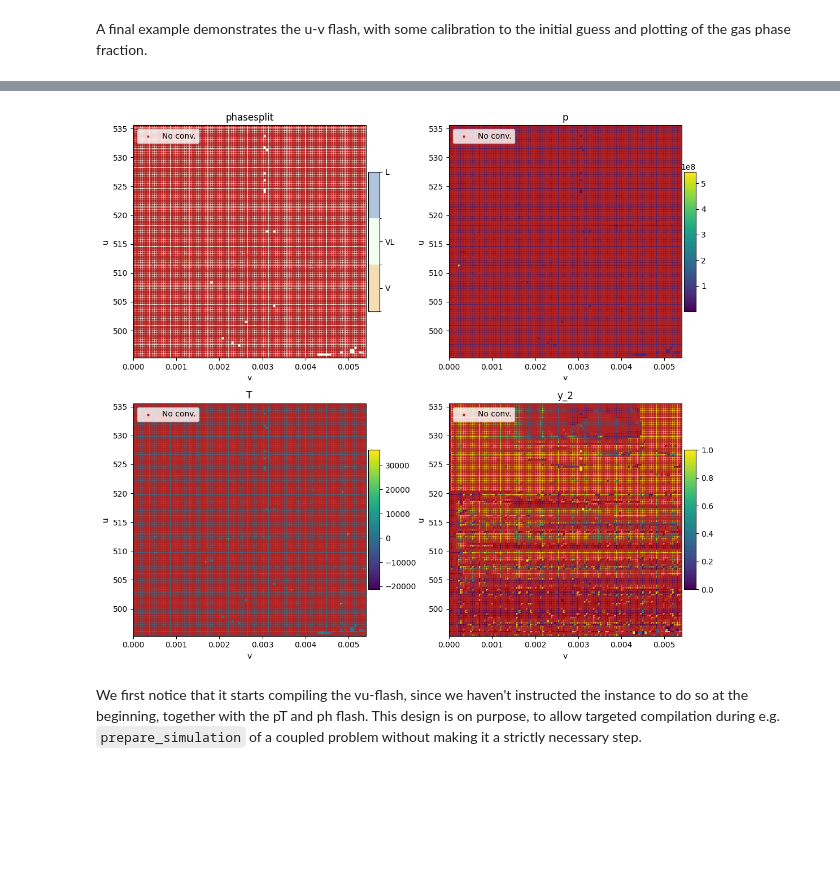
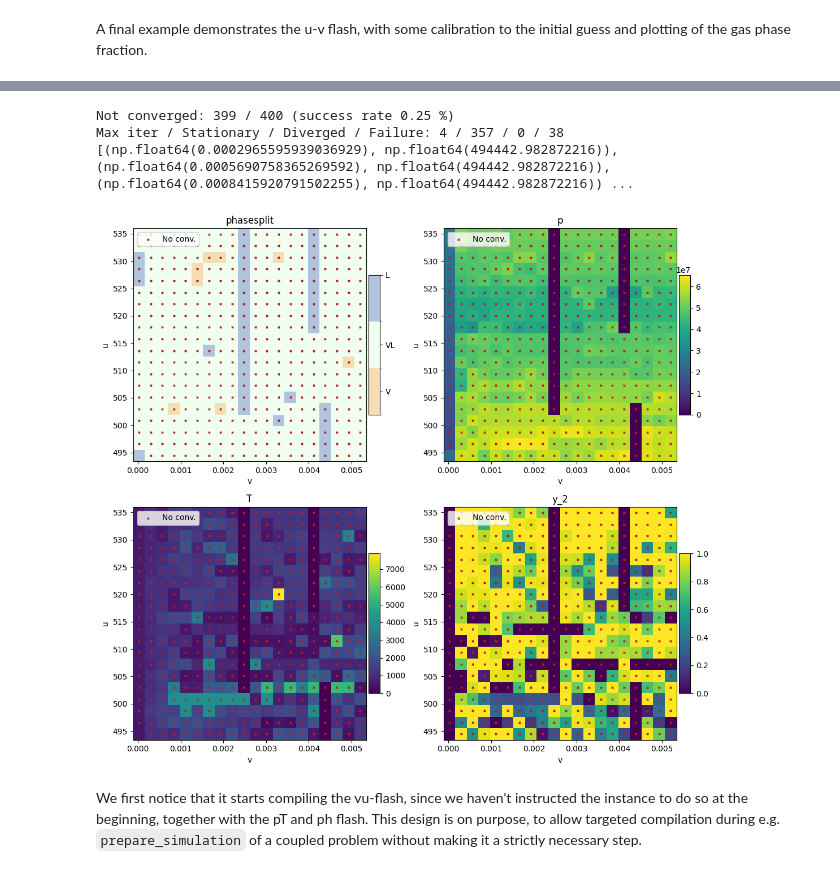
Before and after one commit to pmgbergen/porepy, a Jupyter notebook: tutorials/flash.ipynb, the cells around one changed output, grey strips where cells are left out. Saved outputs shown, nothing was run; the diff lists cells and outputs as text; code cells hidden in the pictures; blank space fills up the shorter version.

```diff
--- a/tutorials/flash.ipynb
+++ b/tutorials/flash.ipynb
@@ -293,9 +304,12 @@ z = [0.9, 0.1]  # overall molar fractions, in the order of components
 params = {
     "solver": "npipm",
     "mode": "sequential",
-    "gen_arg_params": [1e-4, 1e-2],  # Parameters for EoS during flash for smoothing.
-    "phase_property_params": [0.0, 0.0],  # Parameters for EoS when doing final eval.
-    "solver_params": {  # Example solver params, reflecting default options.
+    # EoS parameters during flash.
+    "gen_arg_params": [1e-4, 1e-2, 0.0, 5.0, 1e-14],
+    # EoS parameters after flash for final eval (returned properties).
+    "gen_arg_params": [1e-4, 1e-2, 0.0, 5.0, 1e-14],
+    # Some example solver paramters of the default solver. Showcasing default values.
+    "solver_params": {
         "max_iterations": 150,
         "atol_res": 1e-7,
         "npipm_penalty_cc": 1.0,
@@ -306,7 +320,7 @@ params = {
 }
 
 result_pT = flash1.flash(
-    {"p": p, "T": T},
+    pf.IsobaricSpecifications(p=p, T=T),
     z,
     params=params,
 )
@@ -698,12 +685,12 @@ flash2.compile(pc.FlashSpec.ph)
 # %%
 flash2.initializer.params["N2"] = 20
-flash2.initializer.params["atol"] = 1e-6
+flash2.initializer.params["atol"] = 1e-10
 params["gen_arg_params"] = [1e-4, 5e-2, 0.1, 15.0]
 
 fig_ph_h2o, result_ph_h2o = flash2.plot_phase_diagram(
     pc.FlashSpec.ph,
-    p,
-    h,
+    p2,
+    h2,
     field=["T", "y_2"],
     params=params,
     ytransform=lambda y: y * 1e-6,
@@ -714,4 +701,5 @@ fig_ph_h2o, result_ph_h2o = flash2.plot_phase_diagram(
 )
 
 plot_T_contour(fig_ph_h2o.axes[0])
+result_ph_h2o.log_summary()
 # %% [output]
@@ -722,23 +712,23 @@ plot_T_contour(fig_ph_h2o.axes[0])
 # %% [markdown]
 A final example demonstrates the u-v flash, with some calibration to the initial guess and plotting of the gas phase fraction.
 # %%
-flash1.compile(pc.FlashSpec.vu)
-u = np.linspace(result_pT.u.min(), result_pT.u.max(), N)
-v = np.linspace(result_pT.v.min(), result_pT.v.max(), N)
+flash2.compile(pc.FlashSpec.vu)
+N = 20
+u = np.linspace(result_ph_h2o.u.min(), result_ph_h2o.u.max(), N)
+v = np.linspace(result_ph_h2o.v.min(), result_ph_h2o.v.max(), N)
 
 # Analogous to right-preconditioning for temperature.
 params["solver_params"]["rpc_p"] = h2o.critical_pressure
 params["solver_params"]["rpc_p_chop"] = 0.1
 
 # Configuration of nested loops for initial guess.
-flash1.initializer.params['N1'] = 3  # Loops for fraction guess.
-flash1.initializer.params['N3'] = 1  # Outer loop for fraction and p-T guess.
+flash2.initializer.params['N1'] = 3  # Loops for fraction guess.
+flash2.initializer.params['N3'] = 1  # Outer loop for fraction and p-T guess.
 
-fig_uv, result_uv = flash1.plot_phase_diagram(
+fig_uv, result_uv = flash2.plot_phase_diagram(
     pc.FlashSpec.vu,
     v,
     u,
-    z,
     field=["phasesplit", "p", "T", "y_2"],
     max_cols=2,
     transpose=True,  # NOTE vu must be transposed to get u on vertical axis.
@@ -747,24 +737,15 @@ fig_uv, result_uv = flash1.plot_phase_diagram(
     show_not_converged=True,
 )
 
+result_uv.log_summary()
 not_converged = ~result_uv.converged
 if np.any(not_converged):
-    print(f"Not converged: {not_converged.sum()} / {N**2}")
-    print(
-        "Max iter / stationary / Diverged:",
-        result_uv.max_iter_reached.sum(), "/",
-        result_uv.stationary.sum(), "/",
-        (result_uv.exitcode >= 3).sum(),
-    )
     vm, um = np.meshgrid(v, u)
     print(
         list(
             zip(
                 vm.flatten()[not_converged],
                 um.flatten()[not_converged],
-                result_uv.p[not_converged],
-                result_uv.T[not_converged],
-                result_uv.exitcode_parsed[not_converged],
             )
         )
     )
@@ -785,4 +763,7 @@ Max iter / stationary / Diverged: 228 / 9739 / 4
+Not converged: 399 / 400 (success rate 0.25 %)
+Max iter / Stationary / Diverged / Failure: 4 / 357 / 0 / 38
+[(np.float64(0.0002965595939036929), np.float64(494442.982872216)), (np.float64(0.0005690758365269592), np.float64(494442.982872216)), (np.float64(0.0008415920791502255), np.float64(494442.982872216)) ...
-[figure, old version]
+[figure, new version]
 # %% [markdown]
 We first notice that it starts compiling the vu-flash, since we haven't instructed the instance to do so at the beginning, together with the pT and ph flash.
 This design is on purpose, to allow targeted compilation during e.g. `prepare_simulation` of a coupled problem without making it a strictly necessary step.
```
Also changed, not shown: parts of 27 cells of this notebook, 4 other files.
